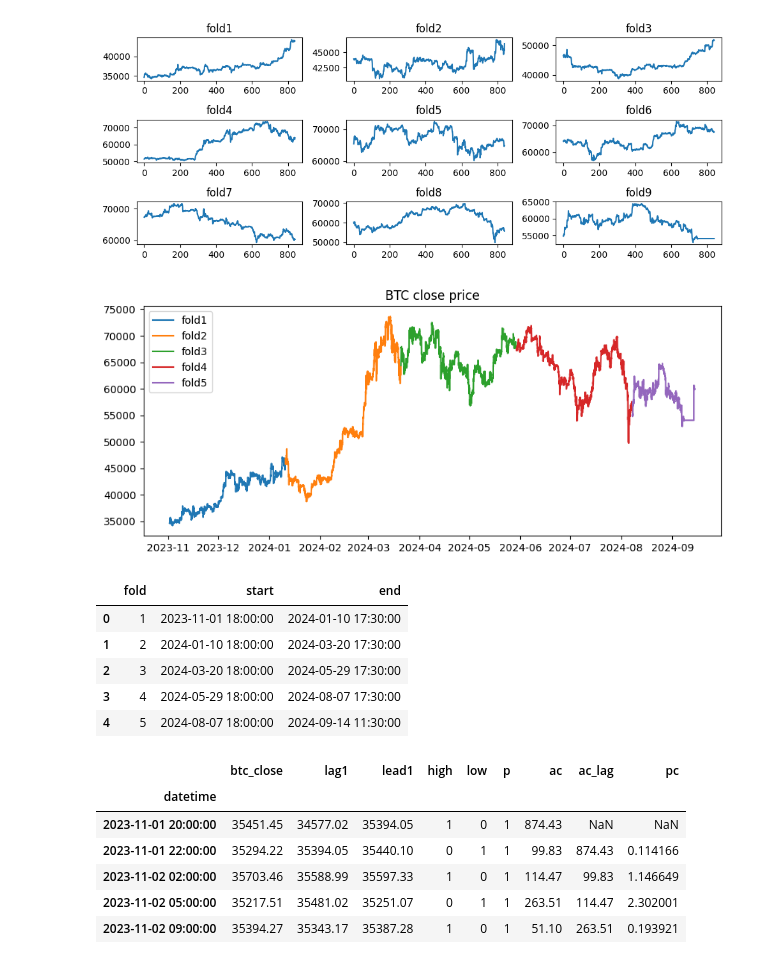
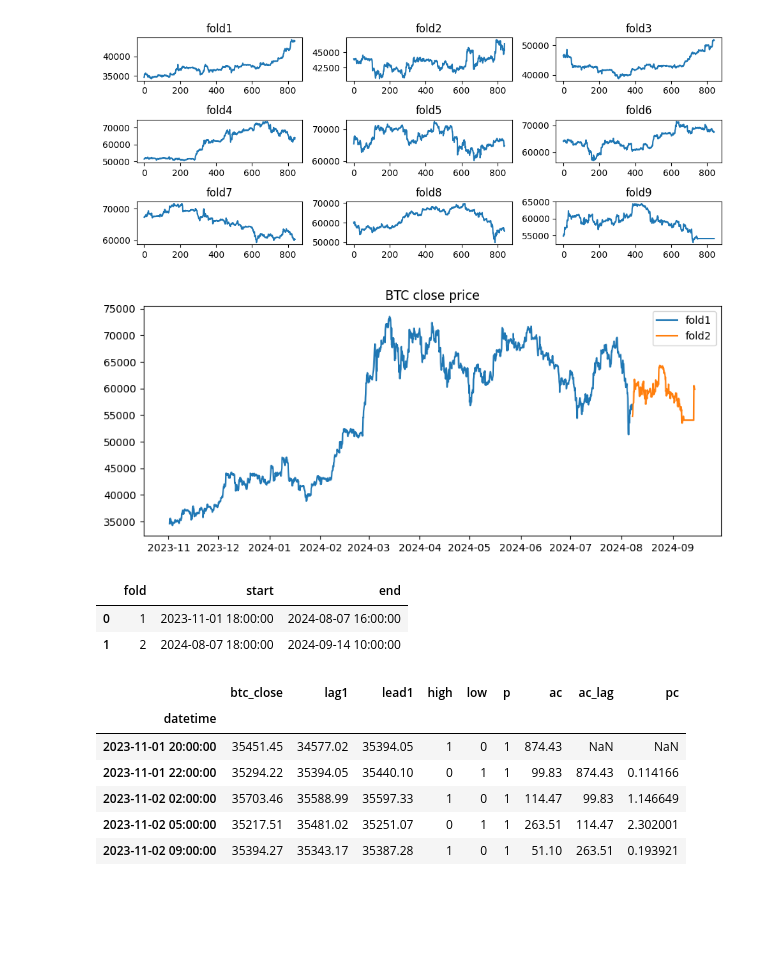
Before and after one commit to VaheC/PonyGE2, a Jupyter notebook: test.ipynb, the cells around one changed output. Cells and saved outputs as stored; diff of their text form; code cells hidden in the pictures; blank space fills up the shorter version.

```diff
--- a/test.ipynb
+++ b/test.ipynb
@@ -5823,10 +5823,10 @@ data_dir = Path(r'C:/\Users/\vchar/\OneDrive/\Desktop/\ML Projects/\Upwork/\Algo
 
 os.chdir(data_dir)
 
-data_path = Path(r'C:/\Users/\vchar/\OneDrive/\Desktop/\ML Projects/\Upwork/\AlgoT_ML_Dev/\GrammarEvolution/\PonyGE2/\data_120min.csv')
+data_path = Path(r'C:/\Users/\vchar/\OneDrive/\Desktop/\ML Projects/\Upwork/\AlgoT_ML_Dev/\GrammarEvolution/\PonyGE2/\data_240min.csv')
 df = pd.read_csv(data_path)
 
-time_freq = 120
+time_freq = 240
 
 # fold_size = int(7 * 24 * 60 * 5 / time_freq)
 fold_size = int(7 * 24 * 60 * 40 / time_freq)
@@ -5885,39 +5885,40 @@ plt.tight_layout()
 # %%
 import os
 from pathlib import Path
 
 import matplotlib.pyplot as plt
 import pandas as pd
 
 # data_dir = Path(r'C:/\Users/\vchar/\OneDrive/\Desktop/\ML Projects/\Upwork/\AlgoT_ML_Dev/\GrammarEvolution/\PonyGE2/\data_folds_60min')
-data_dir = Path(r'C:/\Users/\vchar/\OneDrive/\Desktop/\ML Projects/\Upwork/\AlgoT_ML_Dev/\GrammarEvolution/\PonyGE2/\data_folds2_30min')
+# data_dir = Path(r'C:/\Users/\vchar/\OneDrive/\Desktop/\ML Projects/\Upwork/\AlgoT_ML_Dev/\GrammarEvolution/\PonyGE2/\data_folds2_30min')
 # data_dir = Path(r'C:/\Users/\vchar/\OneDrive/\Desktop/\ML Projects/\Upwork/\AlgoT_ML_Dev/\GrammarEvolution/\PonyGE2/\data_folds2_120min')
+data_dir = Path(r'C:/\Users/\vchar/\OneDrive/\Desktop/\ML Projects/\Upwork/\AlgoT_ML_Dev/\GrammarEvolution/\PonyGE2/\data_folds2_240min')
 
 csv_files = os.listdir(data_dir)
 csv_files = [file for file in csv_files if 'test' not in file]
 
 fig = plt.figure(figsize=(10, 4))
 
 for i in range(len(csv_files)):
 
     temp_df = pd.read_csv(os.path.join(data_dir, csv_files[i]))
     temp_df['datetime'] = pd.to_datetime(temp_df['datetime'])
 
     plt.plot(temp_df['datetime'], temp_df['btc_close'], label=f'fold{i+1}')
 
 plt.legend()
 plt.title('BTC close price')
 
 plt.show()
 # %% [output]
-[figure, old version]
+[figure, new version]
 # %%
 import os
 from pathlib import Path
 from collections import defaultdict
 import pandas as pd
 
-data_path = Path(r"C:/\Users/\vchar/\OneDrive/\Desktop/\ML Projects/\Upwork/\AlgoT_ML_Dev/\GrammarEvolution/\PonyGE2/\data_folds2_30min")
+data_path = Path(r"C:/\Users/\vchar/\OneDrive/\Desktop/\ML Projects/\Upwork/\AlgoT_ML_Dev/\GrammarEvolution/\PonyGE2/\data_folds2_120min")
 
 files_list = os.listdir(data_path)
 files_list = [file for file in files_list if file!='test_data.csv']
@@ -5935,11 +5936,8 @@ for i in range(len(files_list)):
 pd.DataFrame(fold_dict)
 # %% [output]
 |  | fold | start | end |
-| 0 | 1 | 2023-11-01 18:00:00 | 2024-01-10 17:30:00 |
-| 1 | 2 | 2024-01-10 18:00:00 | 2024-03-20 17:30:00 |
-| 2 | 3 | 2024-03-20 18:00:00 | 2024-05-29 17:30:00 |
-| 3 | 4 | 2024-05-29 18:00:00 | 2024-08-07 17:30:00 |
-| 4 | 5 | 2024-08-07 18:00:00 | 2024-09-14 11:30:00 |
+| 0 | 1 | 2023-11-01 18:00:00 | 2024-08-07 16:00:00 |
+| 1 | 2 | 2024-08-07 18:00:00 | 2024-09-14 10:00:00 |
 # %%
 import os
 from pathlib import Path
```
Also changed, not shown: parts of 11 cells of this notebook, 1 other file.
